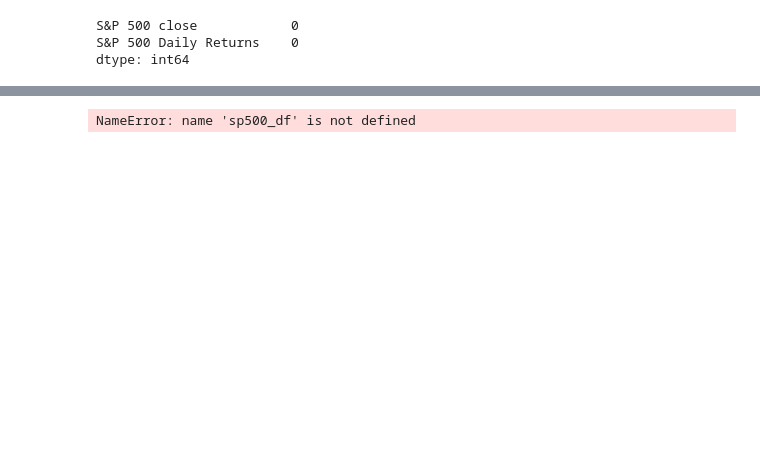
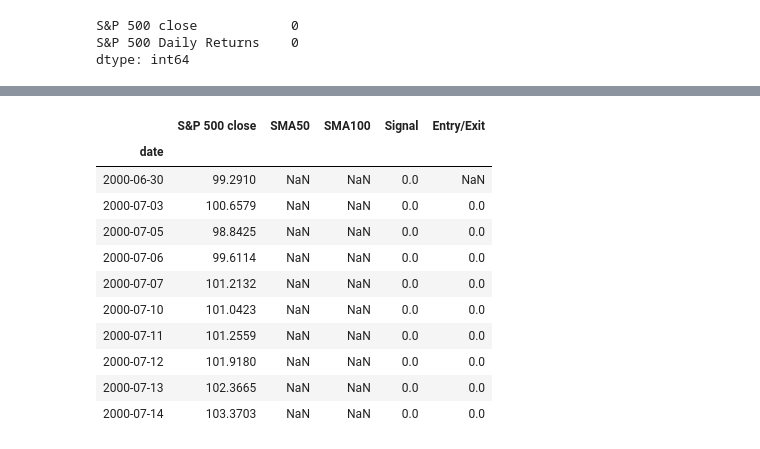
Before and after one commit to awanzek/FinTech_Project2, a Jupyter notebook: Gabe/gabe.ipynb, the cells around one changed output, grey strips where cells are left out. Saved outputs shown, nothing was run; the diff lists cells and outputs as text; code cells hidden in the pictures; blank space fills up the shorter version.

```diff
--- a/Gabe/gabe.ipynb
+++ b/Gabe/gabe.ipynb
@@ -123,23 +126,37 @@ date
 Name: 5. adjusted close, dtype: float64
 # %%
 # Grab just the `date` and `close` from the dataset
-sp500_signals = sp500_df.copy()
+sp500_signals = concat_returns.loc[:, ["S&P 500 close"]].copy()
+
+# Set the short window and long windows
+short_window = 50
+long_window = 100
 
 # Generate the short and long moving averages (50 and 100 days, respectively)
-sp500_signals["EWM20"] = pd.DataFrame.ewm(sp500_signals, span=20).mean()
-sp500_signals["EWM50"] = pd.DataFrame.ewm(sp500_signals, span=50).mean()
-signals_df["Signal"] = 0.0
+sp500_signals["SMA50"] = sp500_signals['S&P 500 close'].rolling(window=short_window).mean()
+sp500_signals["SMA100"] = sp500_signals['S&P 500 close'].rolling(window=long_window).mean()
+sp500_signals["Signal"] = 0.0
 
 # Generate the trading signal 0 or 1,
 # where 0 is when the SMA50 is under the SMA100, and
 # where 1 is when the SMA50 is higher (or crosses over) the SMA100
-signals_df["Signal"][short_window:] = np.where(
-    signals_df["SMA50"][short_window:] > signals_df["SMA100"][short_window:], 1.0, 0.0
+sp500_signals["Signal"][short_window:] = np.where(
+    sp500_signals["SMA50"][short_window:] > sp500_signals["SMA100"][short_window:], 1.0, 0.0
 )
+# Calculate the points in time at which a position should be taken, 1 or -1
+sp500_signals["Entry/Exit"] = sp500_signals["Signal"].diff()
 
-# Calculate the points in time at which a position should be taken, 1 or -1
-signals_df["Entry/Exit"] = signals_df["Signal"].diff()
-
-signals_df.head(10)
+sp500_signals.head(10)
 # %% [output]
-NameError: name 'sp500_df' is not defined
+|  | S&P 500 close | SMA50 | SMA100 | Signal | Entry/Exit |
+| date |  |  |  |  |  |
+| 2000-06-30 | 99.2910 | NaN | NaN | 0.0 | NaN |
+| 2000-07-03 | 100.6579 | NaN | NaN | 0.0 | 0.0 |
+| 2000-07-05 | 98.8425 | NaN | NaN | 0.0 | 0.0 |
+| 2000-07-06 | 99.6114 | NaN | NaN | 0.0 | 0.0 |
+| 2000-07-07 | 101.2132 | NaN | NaN | 0.0 | 0.0 |
+| 2000-07-10 | 101.0423 | NaN | NaN | 0.0 | 0.0 |
+| 2000-07-11 | 101.2559 | NaN | NaN | 0.0 | 0.0 |
+| 2000-07-12 | 101.9180 | NaN | NaN | 0.0 | 0.0 |
+| 2000-07-13 | 102.3665 | NaN | NaN | 0.0 | 0.0 |
+| 2000-07-14 | 103.3703 | NaN | NaN | 0.0 | 0.0 |
```
Also changed, not shown: parts of 8 cells of this notebook.
